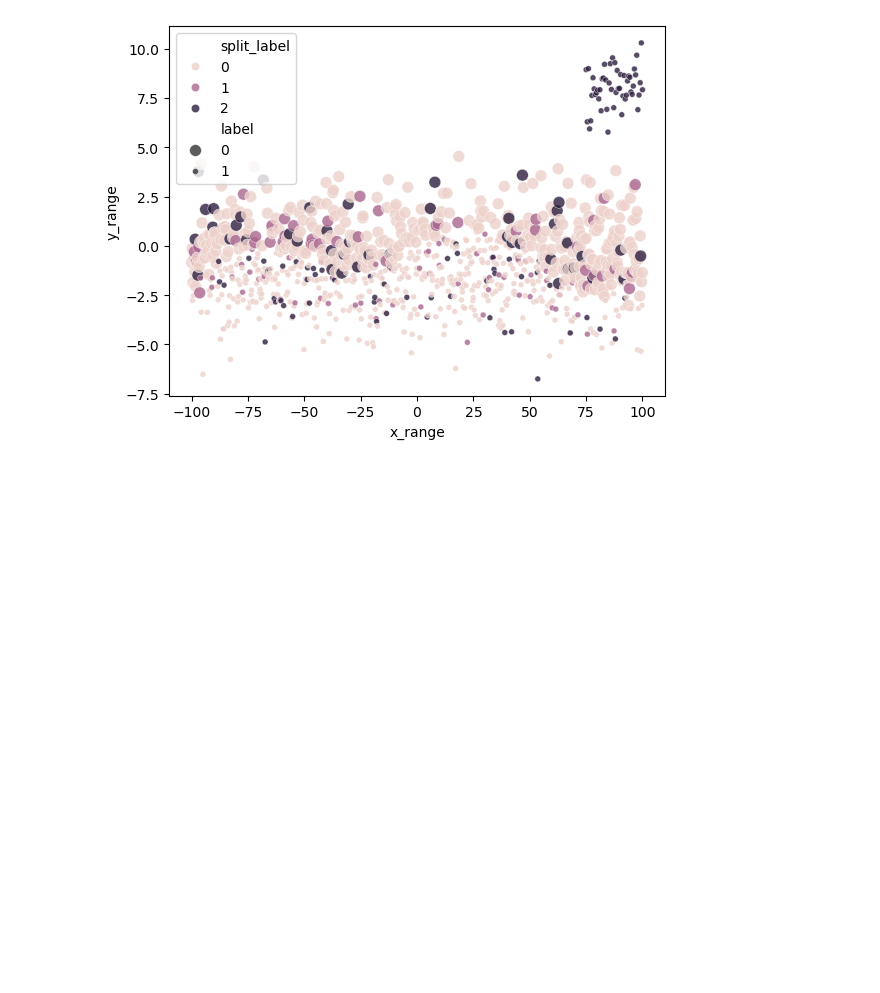
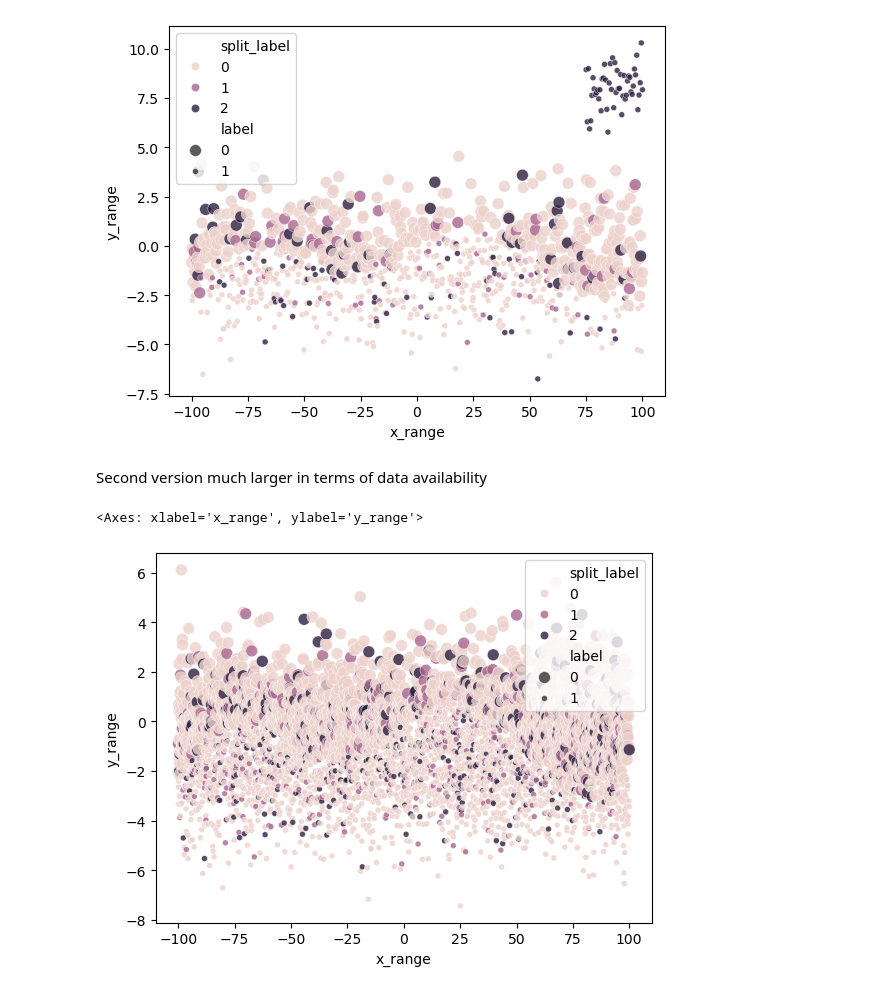
Before and after one commit to GDelCorso/ShedLight_UQ, a Jupyter notebook: Notebook_Jupyter_Introduction/Step_1_NumericalData.ipynb, the cells around one changed output. Saved outputs shown, nothing was run; the diff lists cells and outputs as text; code cells hidden in the pictures; blank space fills up the shorter version.

Commit message:
Updated numerical data
Generate a larger dataset for more complex classification tests

```diff
--- a/Notebook_Jupyter_Introduction/Step_1_NumericalData.ipynb
+++ b/Notebook_Jupyter_Introduction/Step_1_NumericalData.ipynb
@@ -220,3 +220,31 @@ sns.scatterplot(data=df_linear, x="x_range", y="y_range", hue="split_label", siz
 # %% [output]
 <Axes: xlabel='x_range', ylabel='y_range'>
 [figure]
+# %% [markdown]
+Second version much larger in terms of data availability
+# %%
+dataset_size = 5000
+x_range = np.linspace(-100,100,dataset_size)
+y_range = np.random.randn(x_range.shape[0])*1.8-1
+
+label = [1 if y_range[i]*(1+np.random.uniform(low=-0.4, high=0.4))<np.sin(2*np.pi*x_range[i]/100)-x_range[i]**2/5000  else 0 for i in range(len(x_range))]
+
+# Define a random split among dataset values (80% Training 0, 10% Validation 1, 10% Test 2)
+split_label = [0]*int(dataset_size*80/100)+[1]*int(dataset_size*10/100)+[2]*int(dataset_size*10/100)
+np.random.seed(1902) # Fix random seed for reorder
+np.random.shuffle(split_label) # Reorder split_label to spread the split labels
+
+# Add some OOD:
+x_additional = np.linspace(75,100,int(dataset_size/20))
+y_additional = np.random.randn(x_additional.shape[0])+8
+
+# Define the dataframe and save it
+df_linear = pd.DataFrame({"x_range":x_range,"y_range":y_range,"split_label":split_label, "label": label})
+path_save = os.path.join(path_data, "df_classification_large.csv")
+df_linear.to_csv(path_save, index = False)
+
+# Scatter plot
+sns.scatterplot(data=df_linear, x="x_range", y="y_range", hue="split_label", size = "label", alpha = 0.8)
+# %% [output]
+<Axes: xlabel='x_range', ylabel='y_range'>
+[figure, added]
```
